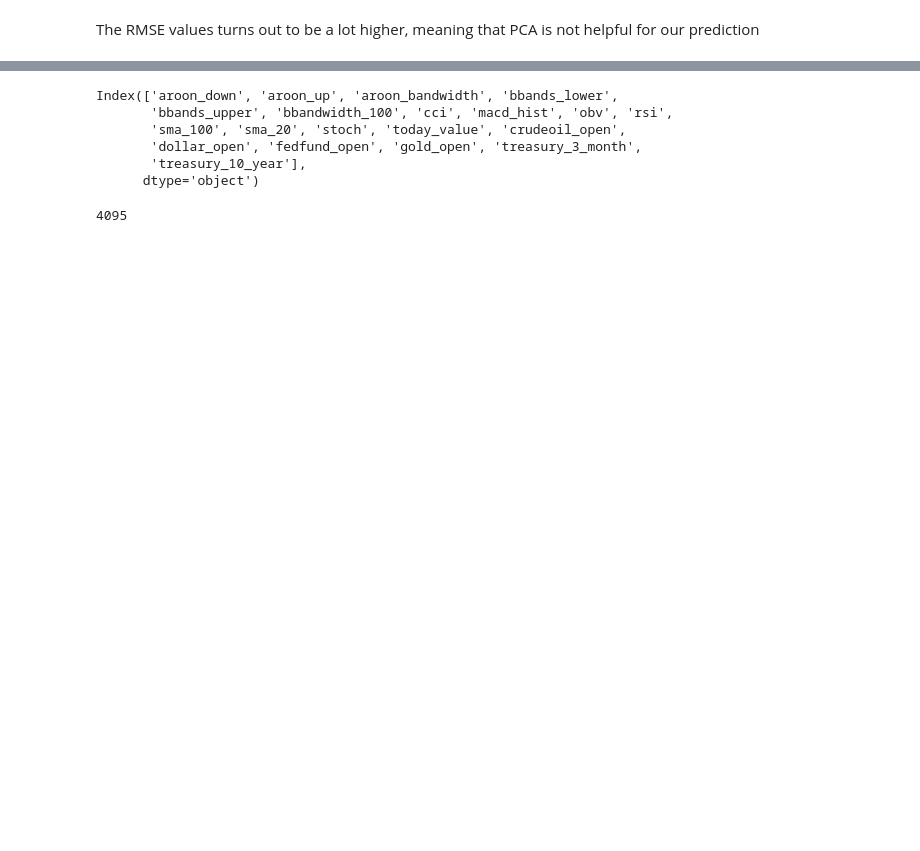
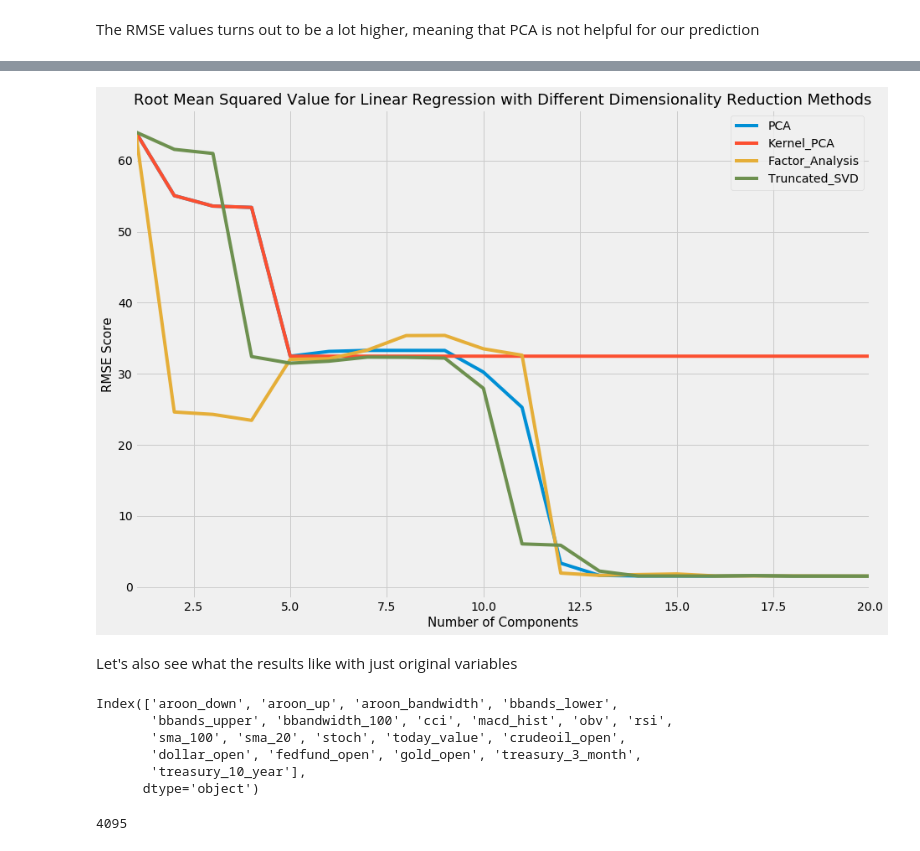
Before and after one commit to HaoxuanXu/Stock_Market_Trend_Prediction, a Jupyter notebook: Feature_Engineering.ipynb, the cells around one changed output, grey strips where cells are left out. Drawn from its saved outputs; the diff is of its cells as text; code cells hidden in the pictures; blank space fills up the shorter version.

```diff
--- a/Feature_Engineering.ipynb
+++ b/Feature_Engineering.ipynb
@@ -381,16 +545,19 @@ For Factor Analysis, the RMSE overall is still higher than having original varia
 # %%
 # Let's build a function that iteratively spits out rmse score for predictions with Factor TruncatedSVD components
-def truncatedsvd_evaluation(X_train, y_train, X_validation, y_validation):
+def truncatedsvd_evaluation(X_train, y_train, X_validation, y_validation, model):
     var_num = len(X_train.columns) # Maximum number of components is equal to the number of variables
+    rmse_scores = [] # to store rmse values
     for n_components in range(1, var_num):
         lda = TruncatedSVD(n_components = n_components, random_state = 0)
         X_train_tsvd = lda.fit_transform(X_train)
         X_validation_tsvd = lda.transform(X_validation)
-        rf = RandomForestRegressor(random_state=0)
-        rf.fit(X_train_tsvd, y_train)
-        y_val_pred = rf.predict(X_validation_tsvd)
+        model.fit(X_train_tsvd, y_train)
+        y_val_pred = model.predict(X_validation_tsvd)
         print("root mean squared error for {} components: {}".format(n_components, np.sqrt(mean_squared_error(y_validation, y_val_pred))))
+        rmse_scores.append(np.sqrt(mean_squared_error(y_validation, y_val_pred)))
+    return rmse_scores
 # %%
-# Let's see if doing factor analysis produces lower RMSE values
-truncatedsvd_evaluation(X_train, y_train, X_validation, y_validation)
+# Let's see if doing truncated svd produces lower RMSE values for Decision tree model
+dt = DecisionTreeRegressor(random_state = 0)
+truncatedsvd_rmse_evaluations_dt = truncatedsvd_evaluation(X_train, y_train, X_validation, y_validation, dt)
 # %% [output]
@@ -420,0 +607,5 @@ Instead, let's go back to orginal variables and try different combinations of th
+# %%
+# Let's see if doing truncated svd produces lower RMSE values for Linear Regression model
+lr = LinearRegression()
+truncatedsvd_rmse_evaluations_lr = truncatedsvd_evaluation(X_train, y_train, X_validation, y_validation, lr)
+truncatedsvd_rmse_evaluations_lr.append(1.5)
@@ -420,0 +632,4 @@ Instead, let's go back to orginal variables and try different combinations of th
+# %%
+dim_red_lr_rmse = pd.DataFrame(np.column_stack((list(range(1, 21)), PCA_rmse_evaluations_lr, KernelPCA_rmse_evaluations_lr, FactorAnalysis_rmse_evaluations_lr,
+                               truncatedsvd_rmse_evaluations_lr)), columns = ['n_components','PCA', 'Kernel_PCA', 'Factor_Analysis',
+                                                                            'Truncated_SVD']).set_index('n_components')
@@ -421,3 +657,18 @@ Instead, let's go back to orginal variables and try different combinations of th
+# %%
+plt.style.use('fivethirtyeight')
+plt.subplots(figsize=(14, 10))
+for col in dim_red_lr_rmse.columns:
+    dim_red_lr_rmse[col].plot(label=col)
+plt.legend(loc='best')
+plt.ylabel("RMSE Score", size = 15)
+plt.xlabel("Number of Components", size = 15)
+plt.title("Root Mean Squared Value for Linear Regression with Different Dimensionality Reduction Methods", size = 18)
+plt.savefig('dim_red_rmse_lr.png')
+plt.show()
+# %% [output]
+[figure, added]
+# %% [markdown]
+Let's also see what the results like with just original variables
 # %%
 X_train.columns
 # %% [output]
```
Also changed, not shown: parts of 31 cells of this notebook.
